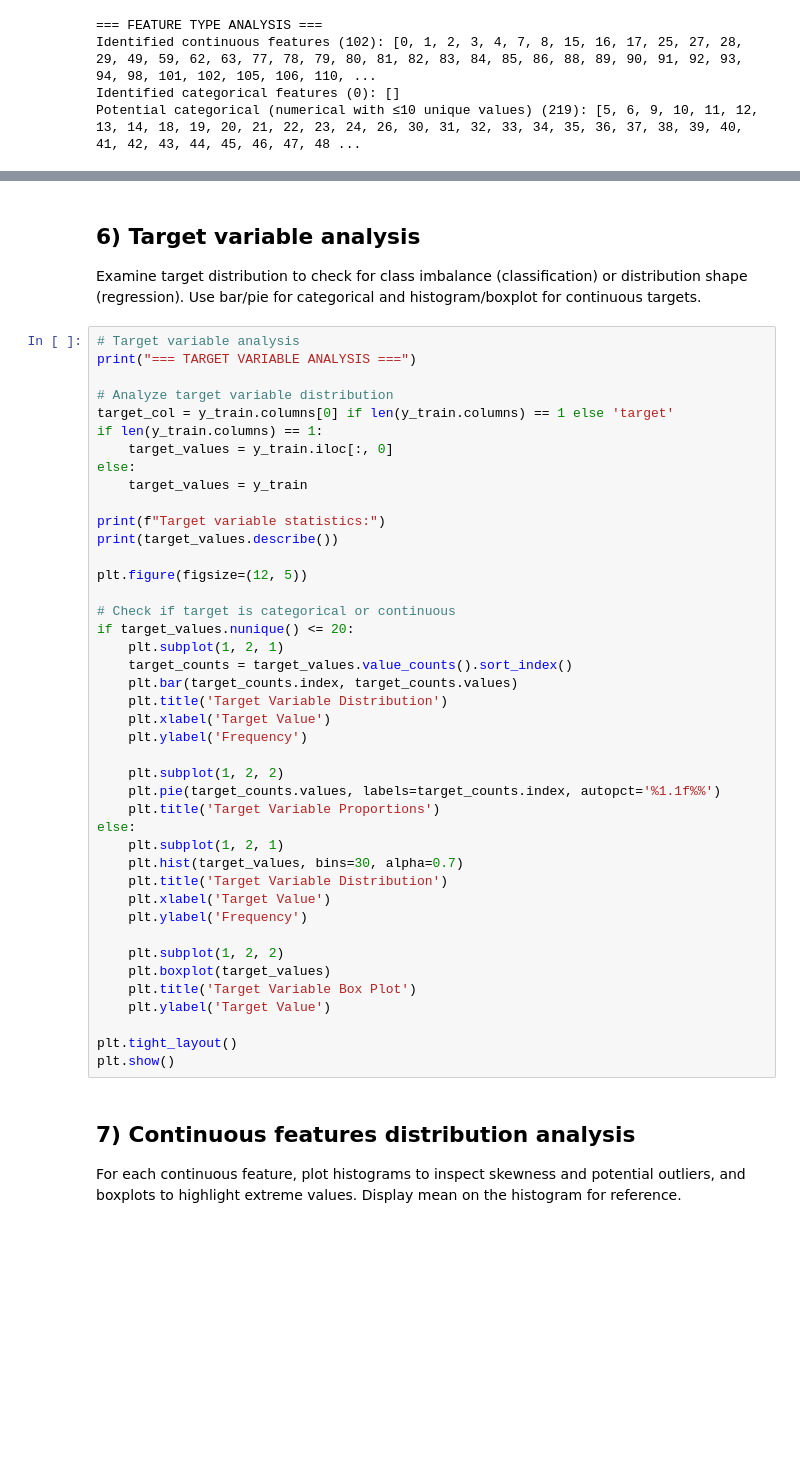
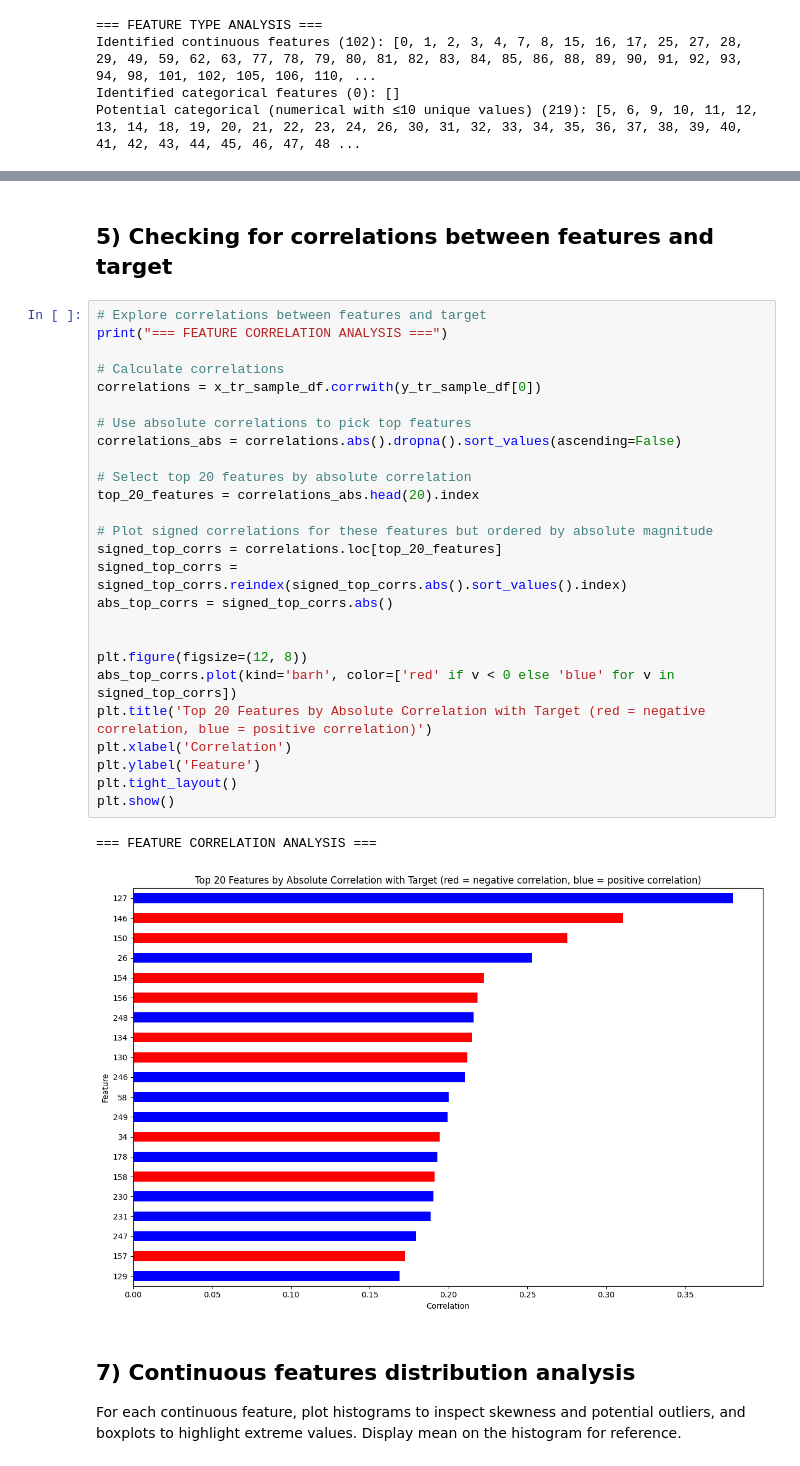
Before and after one commit to Lluc24/CardioRisk, a Jupyter notebook: data_cleaning.ipynb, the cells around one changed output, grey strips where cells are left out. Drawn from its saved outputs; the diff is of its cells as text; blank space fills up the shorter version.

```diff
--- a/data_cleaning.ipynb
+++ b/data_cleaning.ipynb
@@ -233,49 +178,34 @@ KeyError: 'Test_Missing'
-# %% [markdown]
-## 6) Target variable analysis
-
-Examine target distribution to check for class imbalance (classification) or distribution shape (regression). Use bar/pie for categorical and histogram/boxplot for continuous targets.
-# %%
-# Target variable analysis
-print("=== TARGET VARIABLE ANALYSIS ===")
-
-# Analyze target variable distribution
-target_col = y_train.columns[0] if len(y_train.columns) == 1 else 'target'
-if len(y_train.columns) == 1:
-    target_values = y_train.iloc[:, 0]
-else:
-    target_values = y_train
-
-print(f"Target variable statistics:")
-print(target_values.describe())
-
-plt.figure(figsize=(12, 5))
-
-# Check if target is categorical or continuous
-if target_values.nunique() <= 20:
-    plt.subplot(1, 2, 1)
-    target_counts = target_values.value_counts().sort_index()
-    plt.bar(target_counts.index, target_counts.values)
-    plt.title('Target Variable Distribution')
-    plt.xlabel('Target Value')
-    plt.ylabel('Frequency')
-
-    plt.subplot(1, 2, 2)
-    plt.pie(target_counts.values, labels=target_counts.index, autopct='%1.1f%%')
-    plt.title('Target Variable Proportions')
-else:
-    plt.subplot(1, 2, 1)
-    plt.hist(target_values, bins=30, alpha=0.7)
-    plt.title('Target Variable Distribution')
-    plt.xlabel('Target Value')
-    plt.ylabel('Frequency')
-
-    plt.subplot(1, 2, 2)
-    plt.boxplot(target_values)
-    plt.title('Target Variable Box Plot')
-    plt.ylabel('Target Value')
-
-plt.tight_layout()
-plt.show()
+# %% [markdown]
+## 5) Checking for correlations between features and target
+# %%
+# Explore correlations between features and target
+print("=== FEATURE CORRELATION ANALYSIS ===")
+
+# Calculate correlations
+correlations = x_tr_sample_df.corrwith(y_tr_sample_df[0])
+
+# Use absolute correlations to pick top features
+correlations_abs = correlations.abs().dropna().sort_values(ascending=False)
+
+# Select top 20 features by absolute correlation
+top_20_features = correlations_abs.head(20).index
+
+# Plot signed correlations for these features but ordered by absolute magnitude
+signed_top_corrs = correlations.loc[top_20_features]
+signed_top_corrs = signed_top_corrs.reindex(signed_top_corrs.abs().sort_values().index)
+abs_top_corrs = signed_top_corrs.abs()
+
+
+plt.figure(figsize=(12, 8))
+abs_top_corrs.plot(kind='barh', color=['red' if v < 0 else 'blue' for v in signed_top_corrs])
+plt.title('Top 20 Features by Absolute Correlation with Target (red = negative correlation, blue = positive correlation)')
+plt.xlabel('Correlation')
+plt.ylabel('Feature')
+plt.tight_layout()
+plt.show()
+# %% [output]
+=== FEATURE CORRELATION ANALYSIS ===
+[figure, added]
 # %% [markdown]
 ## 7) Continuous features distribution analysis
 
```
Also changed, not shown: parts of 5 cells of this notebook.
